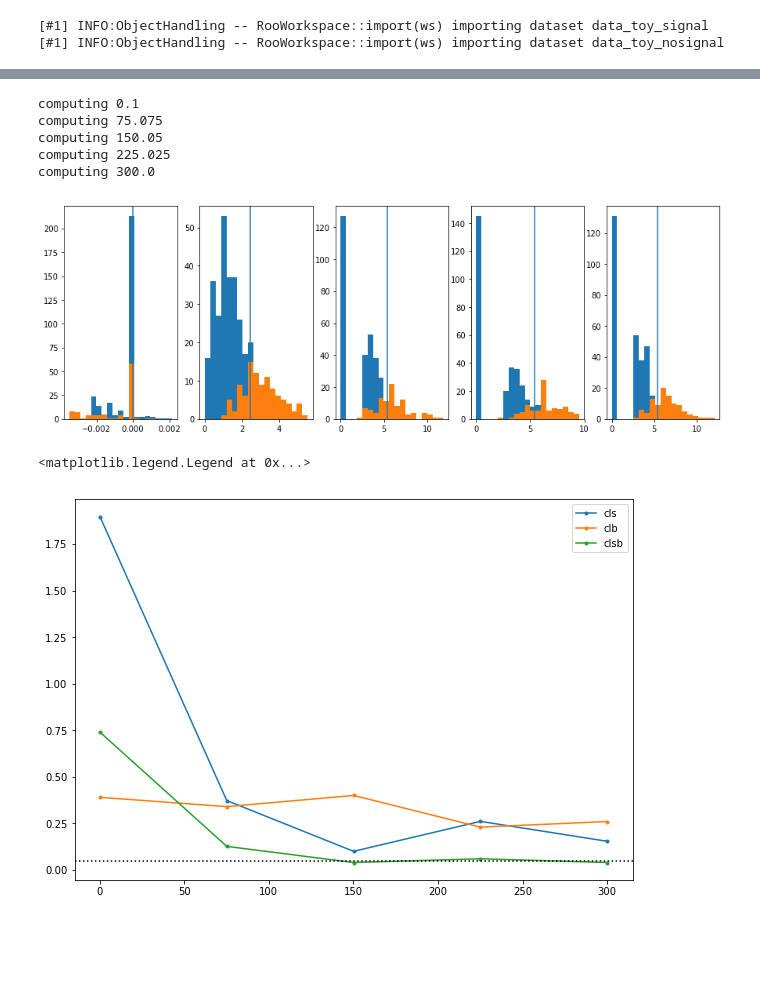
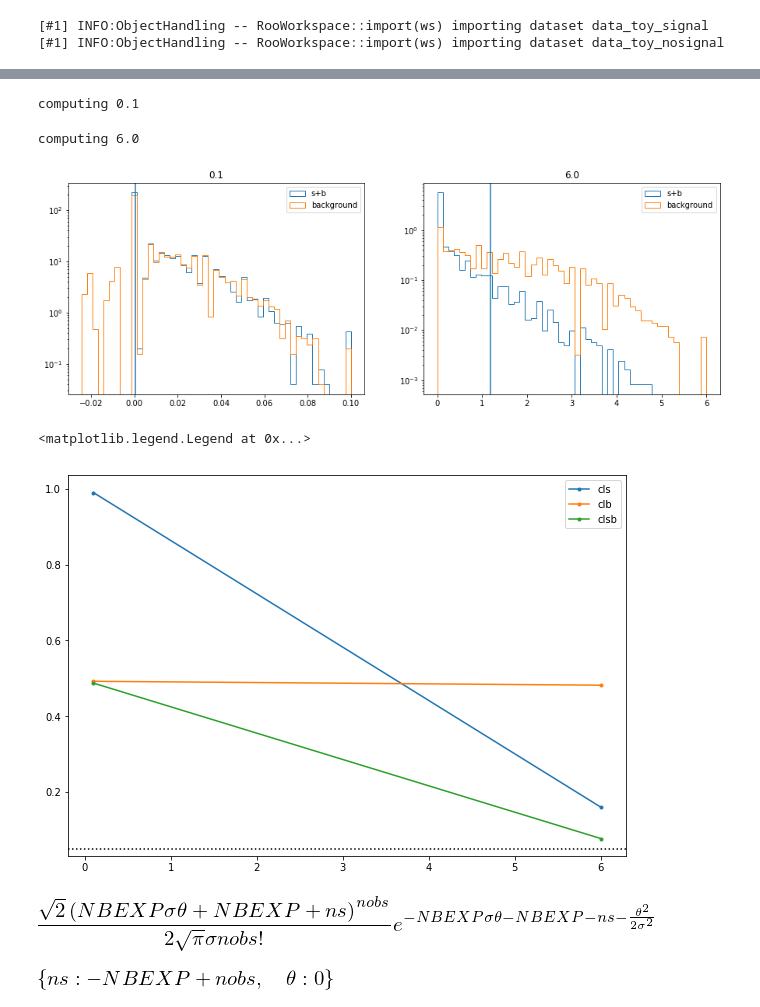
Before and after one commit to wiso/StatisticsLectures, a Jupyter notebook: cls.ipynb, the cells around one changed output, grey strips where cells are left out. Saved outputs shown, nothing was run; the diff lists cells and outputs as text; code cells hidden in the pictures; blank space fills up the shorter version.

```diff
--- a/cls.ipynb
+++ b/cls.ipynb
@@ -88,10 +92,10 @@ def evaluate_test_stat(test_value, data):
 
     return numerator - denominator
 # %%
-nsignal_toys = 300
-nbkg_toys = 100
+nsignal_toys = 10000
+nbkg_toys = 10000
 
-test_poi_values = np.linspace(0.1, 300, 5)
+test_poi_values = np.linspace(0.1, 6, 2)
 
 all_qvalue_data = {}
 all_qvalues_signal_toys = {}
@@ -108,7 +112,7 @@ for test_poi_value in test_poi_values:
     qvalues_signal_toys = []
     qvalues_bkg_toys = []
 
-    for itoy in range(nsignal_toys):
+    for itoy in tqdm(range(nsignal_toys)):
         # create signal-sample toy
         poi.setVal(test_poi_value)
         poi.setConstant(True)
@@ -118,7 +122,7 @@ for test_poi_value in test_poi_values:
         qvalues_signal_toys.append(evaluate_test_stat(test_poi_value, toy_s))
 
 
-    for itoy in range(nbkg_toys):
+    for itoy in tqdm(range(nbkg_toys)):
         # create signal-sample toy
         poi.setVal(0)
         poi.setConstant(True)
@@ -141,25 +145,25 @@ for test_poi_value in test_poi_values:
     all_cls[test_poi_value] = cls
 # %% [output]
 computing 0.1
-computing 75.075
-computing 150.05
-computing 225.025
-computing 300.0
+computing 6.0
 # %%
 fig, axs = plt.subplots(1, len(test_poi_values), figsize=(15, 5))
 for ax, test_poi_value in zip(axs.flat, test_poi_values):
 
     qvalue_data = all_qvalue_data[test_poi_value]
     qvalues_signal_toys = all_qvalues_signal_toys[test_poi_value]
     qvalues_bkg_toys = all_qvalues_bkg_toys[test_poi_value]
 
     bins = np.linspace(min([np.min(qvalues_signal_toys), np.min(qvalues_bkg_toys)]),
-                       max([np.max(qvalues_signal_toys), np.max(qvalues_bkg_toys)]), 20)
-    ax.hist(qvalues_signal_toys, bins=bins)
-    ax.hist(qvalues_bkg_toys, bins=bins)
+                       max([np.max(qvalues_signal_toys), np.max(qvalues_bkg_toys)]), 50)
+    ax.hist(qvalues_signal_toys, bins=bins, histtype='step', label='s+b', normed=True)
+    ax.hist(qvalues_bkg_toys, bins=bins, histtype='step', label='background', normed=True)
     ax.axvline(qvalue_data)
+    ax.set_title(test_poi_value)
+    ax.set_yscale('log')
+    ax.legend()
 # %% [output]
-[figure, old version]
+[figure, new version]
 # %%
 def get_xy(d):
     xs = sorted(d.keys())
@@ -181,4 +185,4 @@ ax.axhline(0.05, ls=":", color='k')
 ax.legend(loc=0)
 # %% [output]
 <matplotlib.legend.Legend at 0x...>
-[figure, old version]
+[figure, new version]
@@ -184,0 +200,15 @@ ax.legend(loc=0)
+# %%
+poisson = sympy.stats.density(sympy.stats.Poisson('X_ns', ns + NBEXP * (1 + SIGMA * theta)))(nobs)
+gaussian = sympy.stats.density(sympy.stats.Normal('X_G', theta, SIGMA))(0)
+likelihood = poisson * gaussian
+simplify(likelihood)
+# %% [output]
+[figure, added]
+# %%
+solution = solve([diff(likelihood, ns),
+                  diff(likelihood, theta)], ns, theta, dict=True, check=True)[0]
+ns_hat = solution[ns]
+theta_hat = solution[theta]
+solution
+# %% [output]
+[figure, added]
```
Also changed, not shown: parts of 10 cells of this notebook, 1 other file.
